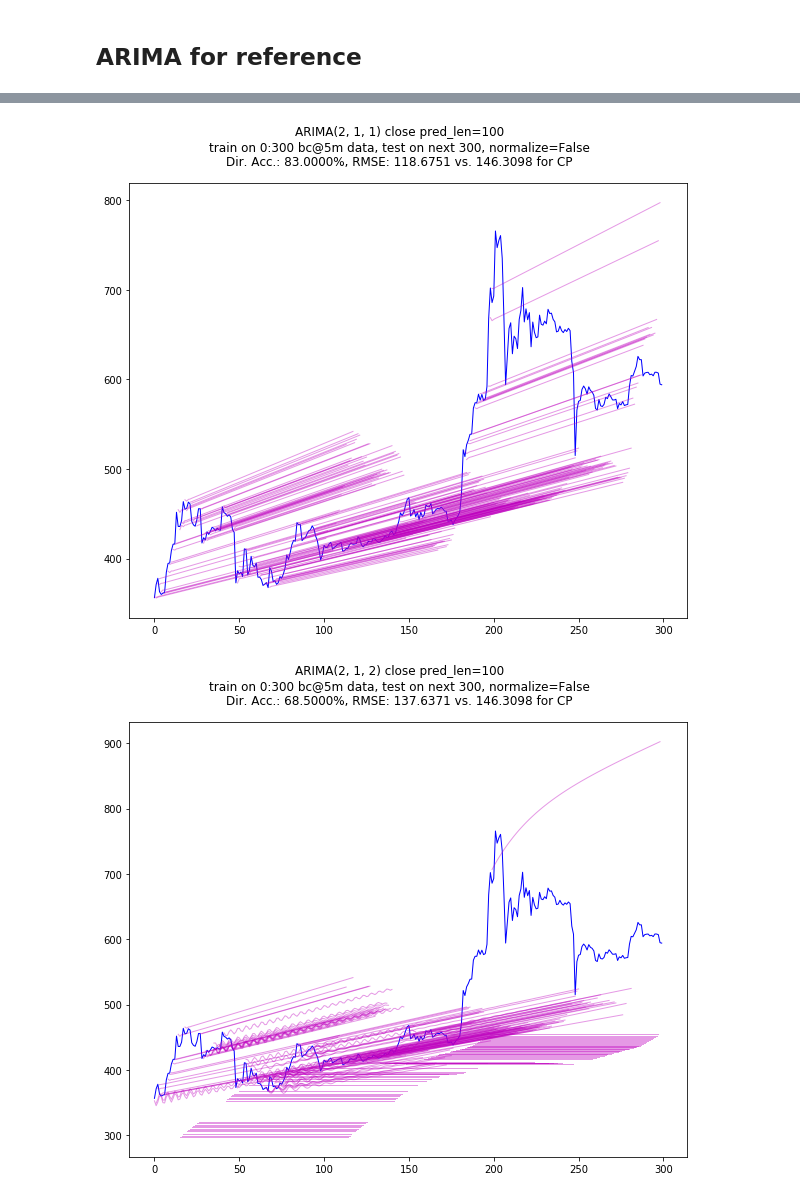
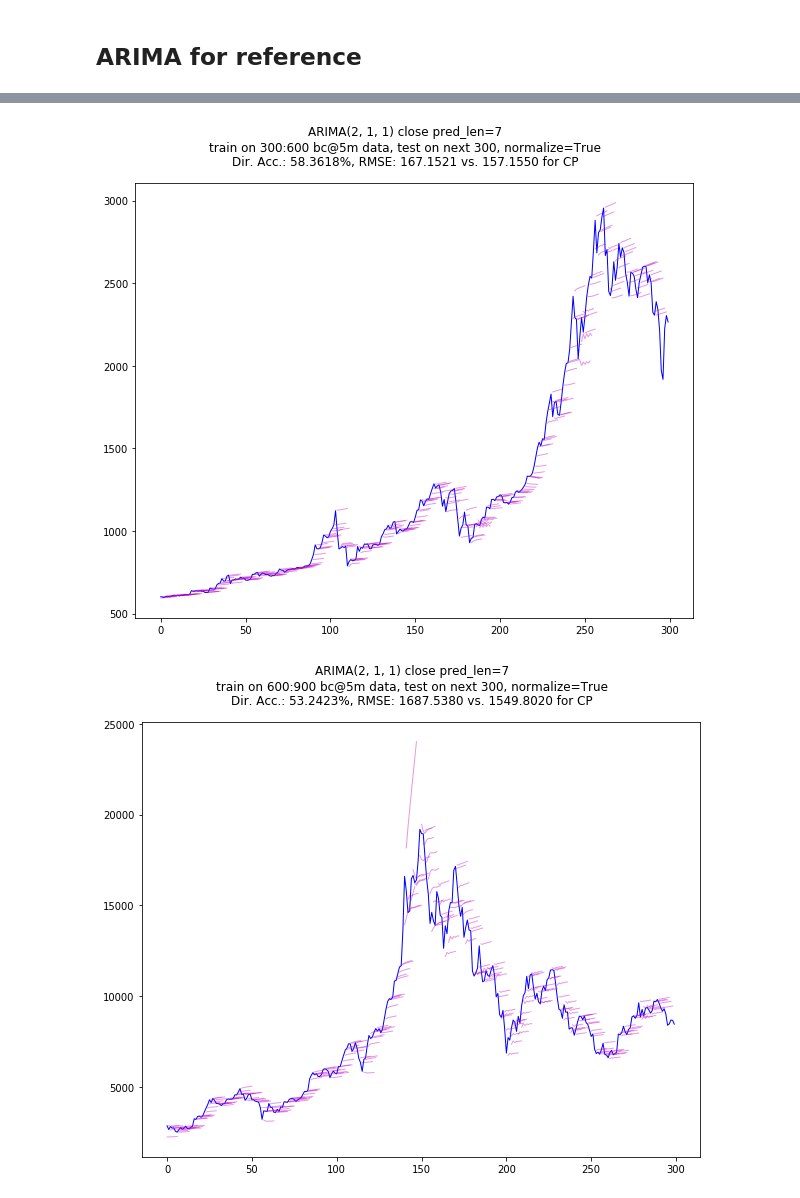
Before and after one commit to NeuronQ/udacity-capstone, a Jupyter notebook: full-runs-btc-24h-ohlcw-sp500-sentimen.ipynb, the cells around one changed output, grey strips where cells are left out. Cells and saved outputs as stored; diff of their text form; code cells hidden in the pictures.

```diff
--- a/full-runs-btc-24h-ohlcw-sp500-sentimen.ipynb
+++ b/full-runs-btc-24h-ohlcw-sp500-sentimen.ipynb
@@ -679,37 +679,37 @@ run_walk_forward_validation_arima(
     # data to extract:
     data,
     features=['close'],
-    from_i=0,
+    from_i=300,
     train_sz=300,
     test_sz=300,
     # data processing:
-    normalize=False,
+    normalize=True,
     order=(2, 1, 1),
-    pred_len=100,
+    pred_len=7,
     skip=False,
     fix_all_rngs_to=False,
     fix_rngs_before_each=False,
 )
 # %% [output]
-[figure, old version]
+[figure, new version]
 # %%
 run_walk_forward_validation_arima(
     # data to extract:
     data,
     features=['close'],
-    from_i=0,
+    from_i=600,
     train_sz=300,
     test_sz=300,
     # data processing:
-    normalize=False,
-    order=(2, 1, 2),
-    pred_len=100,
+    normalize=True,
+    order=(2, 1, 1),
+    pred_len=7,
     skip=False,
     fix_all_rngs_to=False,
     fix_rngs_before_each=False,
 )
 # %% [output]
-[figure, old version]
+[figure, new version]
 # %%
 run_walk_forward_validation_arima(
     # data to extract:
```
Also changed, not shown: parts of 7 cells of this notebook, 2 other files.
